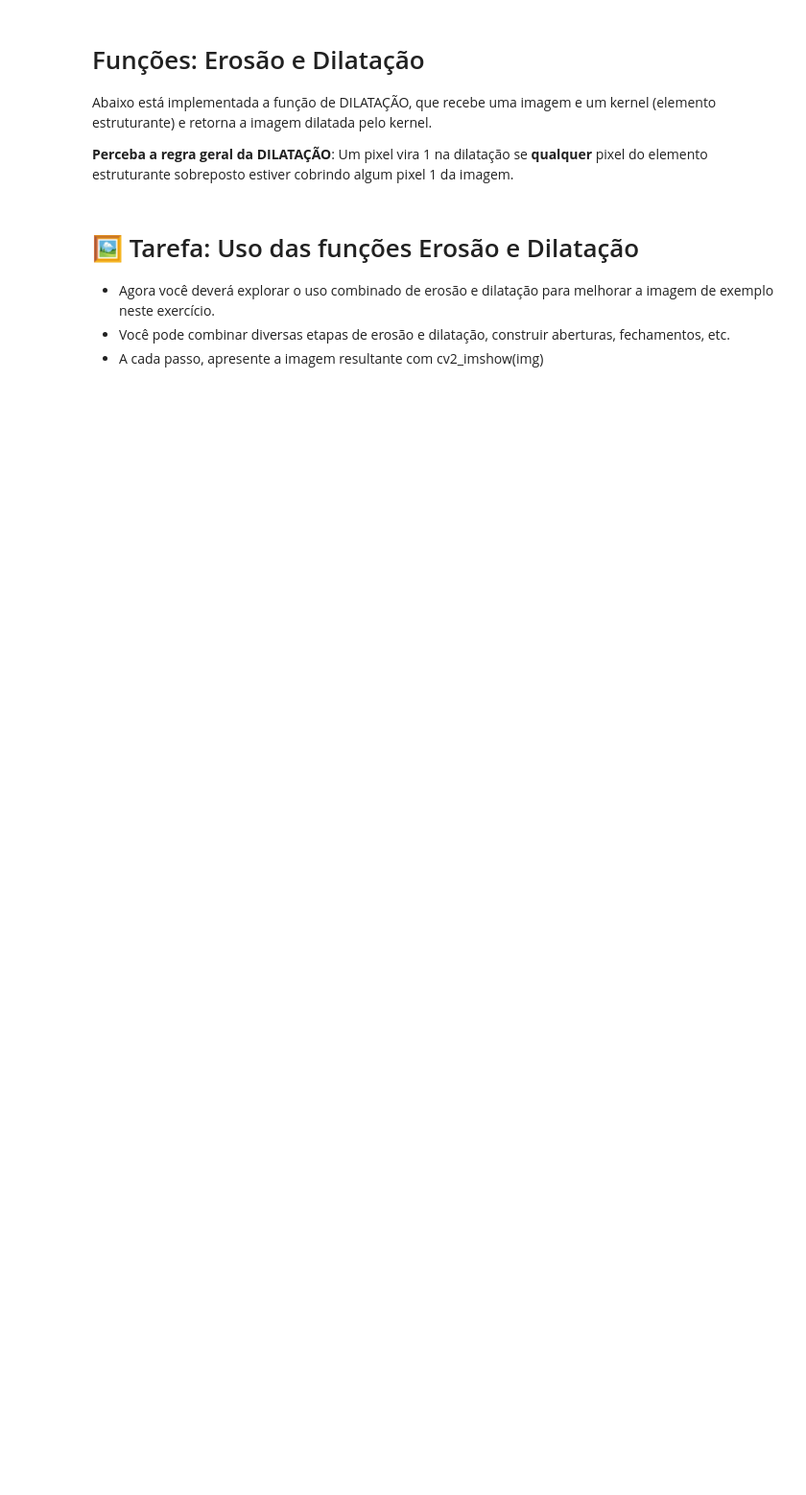
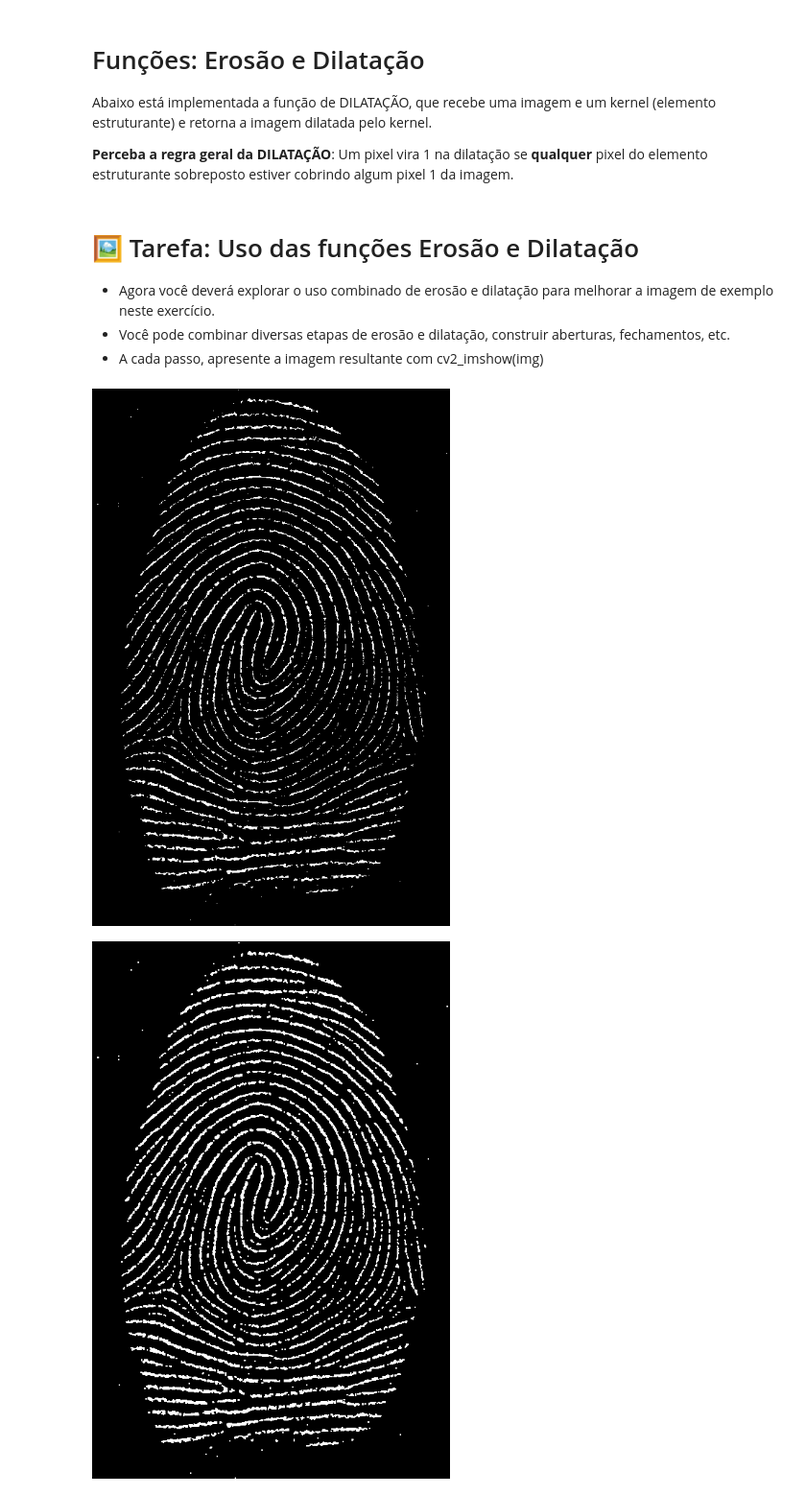
Before and after one commit to ravilon/ufpel-pdi, a Jupyter notebook: LAB9_Processamento_Morfologico.ipynb, the cells around one changed output. Shown at 96% size. Drawn from its saved outputs; the diff is of its cells as text; code cells hidden in the pictures; blank space fills up the shorter version.

```diff
--- a/LAB9_Processamento_Morfologico.ipynb
+++ b/LAB9_Processamento_Morfologico.ipynb
@@ -90,3 +95,26 @@ def dilatacao(img, kernel):
+# %%
+# AQUI VOCÊ DEVERÁ IMPLEMENTAR A EROSÃO
+def erosao(img, kernel):
+  h, w = img.shape
+  kh, kw = kernel.shape
+  pad_h = kh // 2
+  pad_w = kw // 2
+
+  # imagem de saída inicializada com zeros
+  out = np.zeros_like(img)
+
+  # aplica padding
+  padded = np.pad(img, ((pad_h, pad_h), (pad_w, pad_w)), mode='constant', constant_values=0) # pixels adicionados são pretos
+
+  for i in range(h):
+      for j in range(w):
+          # extrai vizinhança
+          region = padded[i:i+kh, j:j+kw]
+
+          # se TODOS os pixels da região onde o kernel é 1 forem brancos, o pixel vira branco
+          if np.all(region[kernel == 1] == 255):
+              out[i, j] = 255
+  return out
 # %% [markdown]
 # 🖼️ Tarefa: Uso das funções Erosão e Dilatação
 
@@ -100,0 +124,15 @@ def dilatacao(img, kernel):
+# %%
+import cv2
+from google.colab.patches import cv2_imshow
+
+step2 = erosao(img,  np.ones((2, 2), np.uint8))
+cv2_imshow(step2)
+
+step3 = dilatacao(step2, np.ones((2, 2), np.uint8))
+cv2_imshow(step3)
+
+step4 = dilatacao(step3, np.ones((2, 2), np.uint8))
+cv2_imshow(step4)
+# %% [output]
+[figure, added]
+[figure, added]
```
Also changed, not shown: parts of 4 cells of this notebook.
